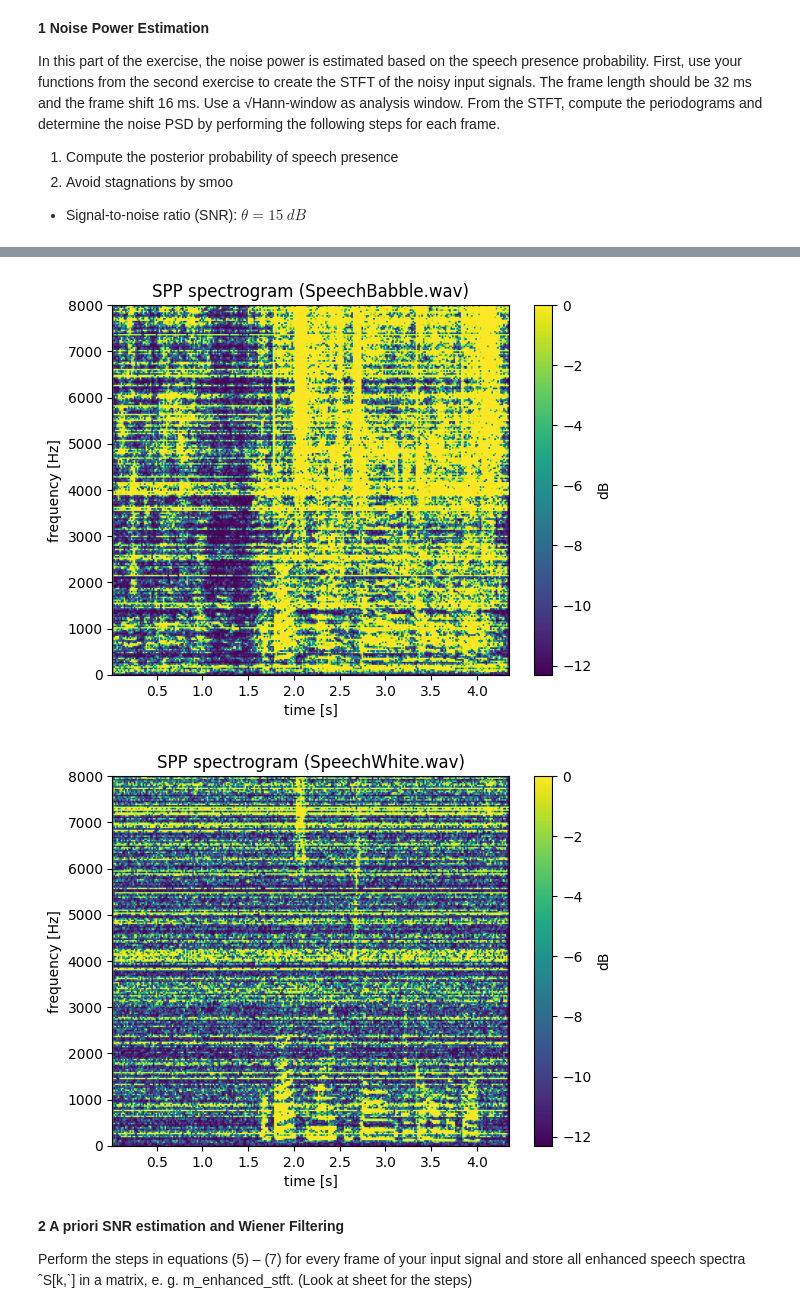
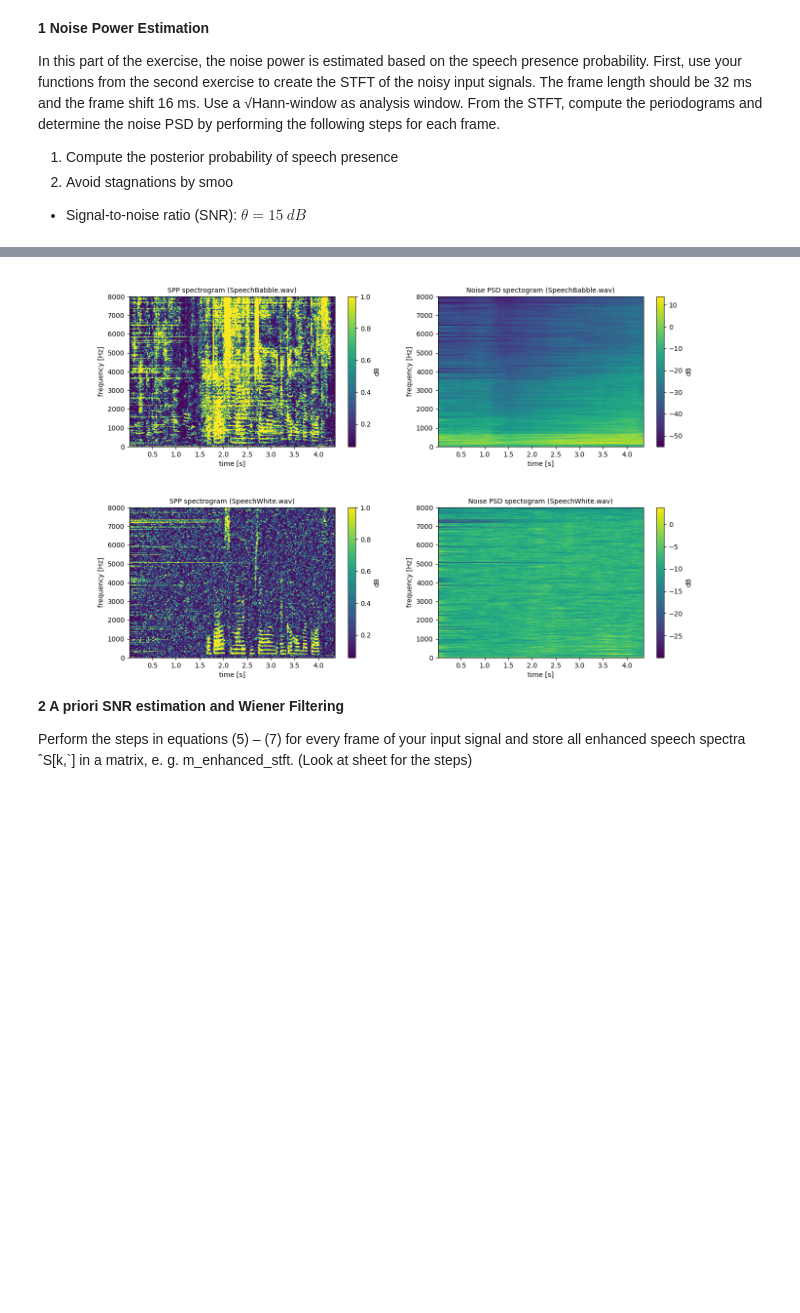
Before and after one commit to leorehm/ssv, a Jupyter notebook: Exercise6/exercise6.ipynb, the cells around one changed output, grey strips where cells are left out. Saved outputs shown, nothing was run; the diff lists cells and outputs as text; code cells hidden in the pictures; blank space fills up the shorter version.

```diff
--- a/Exercise6/exercise6.ipynb
+++ b/Exercise6/exercise6.ipynb
@@ -139,29 +146,42 @@ a) How well is the background noise estimated?
 b) Can you observe errors (e. g. components that do not belong to the background noise)?
 
 c) What would be the consequence of such errors?
-# %%
-def plot_ssp_spectorgram(file: WaveFile, m_ssp: np.ndarray):
-    fig = plt.figure()
-    # fig.set_figwidth(12)
-    ax = plt.subplot(111)
-    ax.set_title(f"SPP spectrogram ({file.filename})")
-    ax.set_xlabel("time [s]")
-    ax.set_ylabel("frequency [Hz]")
-    im = ax.imshow(
-        10*np.log10(m_ssp[2:]),
-        cmap="viridis",
-        origin="lower",
-        extent=[file.v_time[0], file.v_time[-1], file.v_freq[0], file.v_freq[-1]],
-        aspect="auto"
-    )
-    colorbar = fig.colorbar(im, orientation="vertical")
-    colorbar.set_label("dB")
-
-plot_ssp_spectorgram(speech_babble, m_psd_babble)
-plot_ssp_spectorgram(speech_white, m_psd_white)
-# %% [output]
-[figure, removed]
-[figure, removed]
+# %%
+def plot_ssp_spectorgram(f: WaveFile):
+    fig, axes = plt.subplots(1, 2, figsize=(15,4))
+    axes = axes.flatten()
+
+    ax = axes[0]
+    ax.set_title(f"SPP spectrogram ({f.filename})", fontdict={"size": 10})
+    ax.set_xlabel("time [s]")
+    ax.set_ylabel("frequency [Hz]")
+    im = ax.imshow(
+        f.m_spp,
+        extent=[f.v_time[0], f.v_time[-1], f.v_freq[0], f.v_freq[-1]],
+        origin="lower",
+        aspect="auto",
+    )
+    colorbar = fig.colorbar(im, orientation="vertical")
+    colorbar.set_label("dB")
+
+    ax = axes[1]
+    ax.set_title(f"Noise PSD spectogram ({f.filename})", fontdict={"size": 10})
+    ax.set_xlabel("time [s]")
+    ax.set_ylabel("frequency [Hz]")
+    im = ax.imshow(
+        10*np.log10(f.m_noise_psd),
+        extent=[f.v_time[0], f.v_time[-1], f.v_freq[0], f.v_freq[-1]],
+        origin="lower",
+        aspect="auto",
+    )
+    colorbar = fig.colorbar(im, orientation="vertical")
+    colorbar.set_label("dB")
+
+plot_ssp_spectorgram(speech_babble)
+plot_ssp_spectorgram(speech_white)
+# %% [output]
+[figure, added]
+[figure, added]
 # %% [markdown]
 **2 A priori SNR estimation and Wiener Filtering**
 
```
Also changed, not shown: parts of 4 cells of this notebook.
